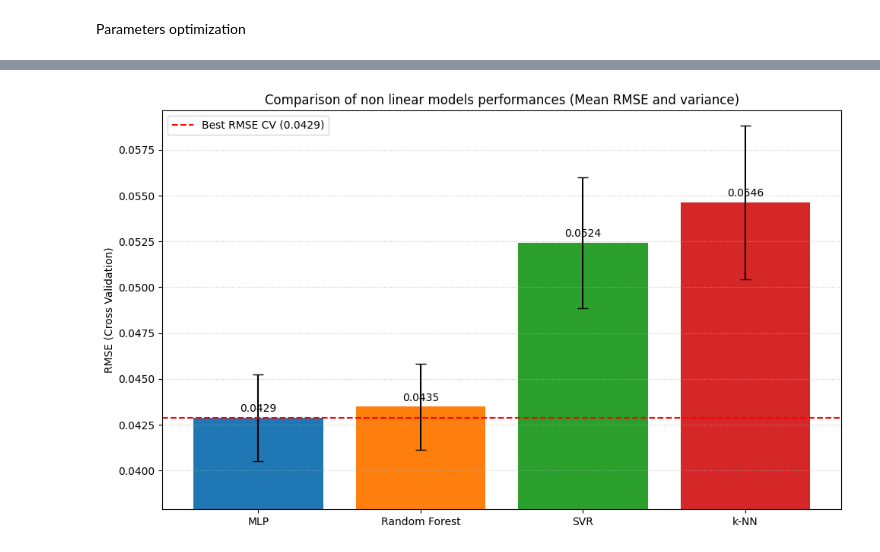
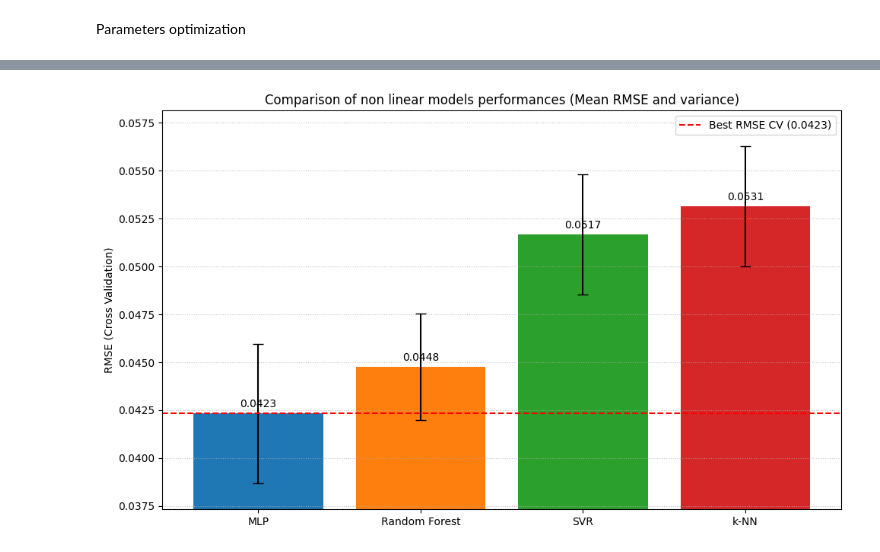
Before and after one commit to thomasrixen/LELEC2870-Project, a Jupyter notebook: Part2/Part2.ipynb, the cells around one changed output, grey strips where cells are left out. Saved outputs shown, nothing was run; the diff lists cells and outputs as text; code cells hidden in the pictures.

Commit message:
part2

```diff
--- a/Part2/Part2.ipynb
+++ b/Part2/Part2.ipynb
@@ -181,9 +158,10 @@ corr_matrix = X_train_mi.corr().abs()
 upper = corr_matrix.where(np.triu(np.ones(corr_matrix.shape), k=1).astype(bool))
 high_corr = [col for col in upper.columns if any(upper[col] > 0.85)]
 X_train_mrmr = X_train_mi.drop(columns=high_corr, errors='ignore')
-X_val_mrmr = X_val_mi.drop(columns=high_corr, errors='ignore')
+#X_val_mrmr = X_val_mi.drop(columns=high_corr, errors='ignore')
 X_test_mrmr = X_test_mi.drop(columns=high_corr, errors='ignore')
 X_unlabeled_mrmr = X_unlabeled_mi.drop(columns=high_corr, errors='ignore')
+y_train_ravel = y_train.values.ravel()
 print(f"\n{len(high_corr)} variables redondantes supprimées après mRMR simplifié :")
 print(high_corr)
 print(f"{X_train_mrmr.shape[1]} features restantes après mRMR.")
@@ -242,15 +212,15 @@ rfecv_selector = RFECV(
     n_jobs=-1,
     verbose=1
 )
-rfecv_selector.fit(X_train_full, y_train_ravel)
+rfecv_selector.fit(X_train_mrmr, y_train_ravel)
 
 N_optimal = rfecv_selector.n_features_
 print(f"\nNombre optimal de caractéristiques (N) déterminé par CV : {N_optimal}")
-selected_features_rfecv = X_train_full.columns[rfecv_selector.support_].tolist()
+selected_features_rfecv = X_train_mrmr.columns[rfecv_selector.support_].tolist()
 print("\nCaractéristiques sélectionnées :")
 print(selected_features_rfecv)
 
-X_train_part2 = X_train_full[selected_features_rfecv].copy()
+X_train_part2 = X_train_mrmr[selected_features_rfecv].copy()
 X_test_part2 = X_test_mrmr[selected_features_rfecv].copy()
 # %% [output]
 Début de la sélection de caractéristiques RFECV (Cross-Validation) en utilisant la RMSE...
@@ -392,13 +363,20 @@ Meilleurs hyperparamètres kNN : {'n_neighbors': 8, 'p': 2, 'weights': 'distance
 # %%
 print("\n--- Optimisation du SVR ---")
 # Définir la grille d'hyperparamètres (large pour commencer, puis affiner)
+pipe_svr = Pipeline([
+    ('scaler', StandardScaler()), # Étape 1 : S'assure que le scaling est fait correctement
+    ('svr', SVR()) # Étape 2 : Le modèle SVR
+])
+
 param_grid_svr = {
-    'kernel': ['rbf'],
-    'C': [16],
-    'gamma': [0.003, 0.004]
+    'svr__kernel': ['rbf'],
+    'svr__C': [1, 10, 50],
+    'svr__gamma': [0.001, 0.01, 0.1]
 }
 
-
+grid_svr= GridSearchCV(pipe_svr, param_grid_svr, cv=5,
+                        scoring=rmse_scorer_for_rfecv, n_jobs=-1, verbose=2)
+'''
 # Définir GridSearchCV avec votre scorer RMSE
 svr_grid = GridSearchCV(
     estimator=SVR(),
@@ -408,16 +386,16 @@ svr_grid = GridSearchCV(
     n_jobs=-1,
     verbose=1
 )
-
+'''
 print("\nDébut du tuning SVR...")
 
-svr_grid.fit(X_train_part2, y_train_ravel)
+grid_svr.fit(X_train_part2, y_train_ravel)
 
-best_rmse_val_svr = -svr_grid.best_score_ # Inverser le signe pour avoir le RMSE positif
+best_rmse_val_svr = -grid_svr.best_score_ # Inverser le signe pour avoir le RMSE positif
 
 print(f"Meilleur RMSE (Validation Croisée SVR) : {best_rmse_val_svr:.4f}")
-print(f"Meilleurs hyperparamètres SVR : {svr_grid.best_params_}")
-best_svr_model= svr_grid.best_estimator_
+print(f"Meilleurs hyperparamètres SVR : {grid_svr.best_params_}")
+best_svr_model= grid_svr.best_estimator_
 # %% [output]
 --- Optimisation du SVR ---
 
@@ -525,10 +503,10 @@ def extract_best_rmse_and_std(grid_search_object):
 
 # Remplacer les 0.0 par vos objets de grille si vous les avez dans le contexte d'exécution
 # Ici, nous utilisons les objets définis dans le code que vous avez fourni
-rf_grid_obj = rf_grid
-knn_grid_obj = knn_grid
-svr_grid_obj = svr_grid
-mlp_grid_obj = mlp_grid
+rf_grid_obj = grid_rf
+knn_grid_obj = grid_knn
+svr_grid_obj = grid_svr
+mlp_grid_obj = grid_mlp
 
 #Extraction pour chaque modèle tuné
 rmse_rf, std_rf = extract_best_rmse_and_std(rf_grid_obj)
@@ -543,34 +521,34 @@ rmse_stds = [std_mlp, std_rf, std_svr, std_knn] # Std très petite pour la basel
 
 # 4. Couleurs pour les barres (pour la lisibilité)
 colors = ['#1f77b4', '#ff7f0e', '#2ca02c', '#d62728', '#808080'] # Bleu, Orange, Vert, Rouge, Gris
 best_rmse_cv = min(rmse_means)
 
 
 # --- 3. TRACÉ DU GRAPHIQUE ---
 
 plt.figure(figsize=(10, 6))
 
 # Créer le graphique en barres avec des barres d'erreur
 bars = plt.bar(model_names, rmse_means, yerr=rmse_stds, capsize=5, color=colors)
 
 # Ajouter des annotations de valeur au-dessus des barres
 for bar in bars:
     yval = bar.get_height()
     plt.text(bar.get_x() + bar.get_width()/2, yval + 0.0002, f'{yval:.4f}', ha='center', va='bottom', fontsize=10)
 
 # Ajouter une ligne pour le niveau de référence
 plt.axhline(y=best_rmse_cv, color='r', linestyle='--', label=f'Best RMSE CV ({best_rmse_cv:.4f})')
 
 plt.ylim(min(rmse_means) - 0.005, max(rmse_means) + 0.005) # Ajuster l'axe Y pour mettre en évidence les différences
 plt.ylabel("RMSE (Cross Validation)")
 plt.title("Comparison of non linear models performances (Mean RMSE and variance)")
 plt.legend()
 plt.grid(axis='y', linestyle=':', alpha=0.7)
 plt.tight_layout()
 plt.savefig("C:/Users/User/Desktop/GBIOM2/LELEC2870_Machine_learning/LELEC2870-Project/plots/final_model_comparison_cv.pdf")
 plt.show()
 # %% [output]
-[figure, old version]
+[figure, new version]
 # %%
 print("\n--- Optimisation du MLP (Simple) ---")
 
```
Also changed, not shown: parts of 14 cells of this notebook.
